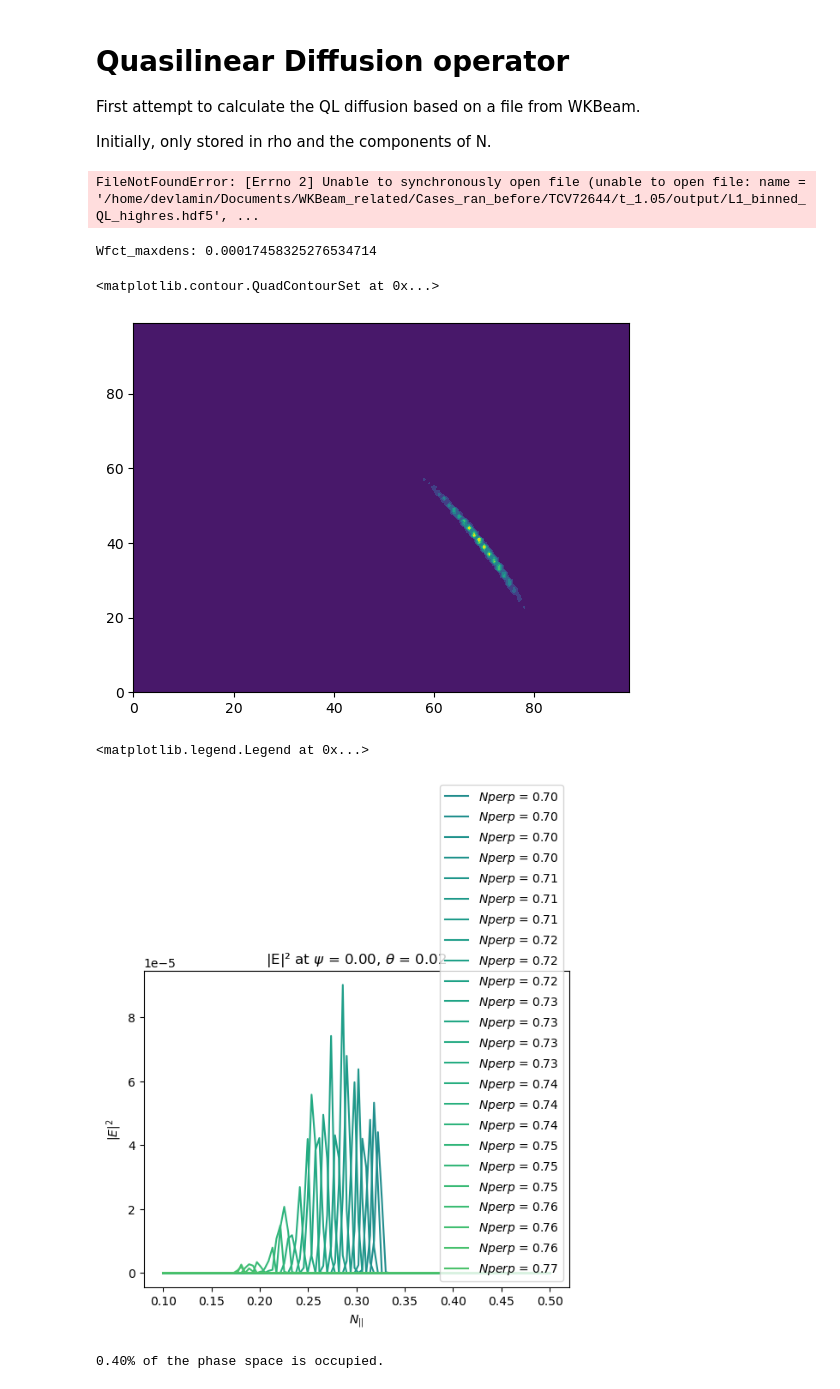
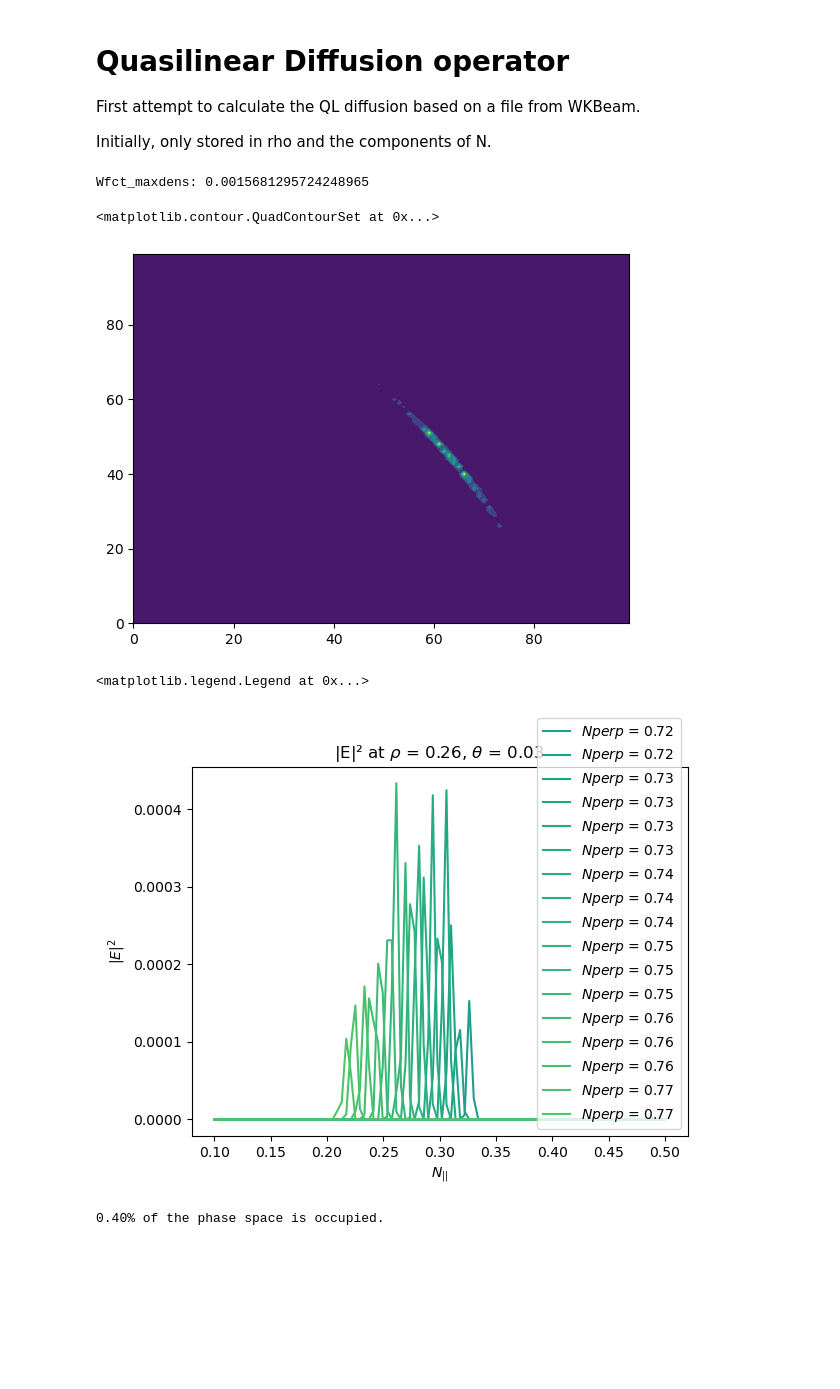
Before and after one commit to EwoutDevlaminck/WKBacca_QL, a Jupyter notebook: QL_diffusion.ipynb, the cells around one changed output. Cells and saved outputs as stored; diff of their text form; code cells hidden in the pictures; blank space fills up the shorter version.

```diff
--- a/QL_diffusion.ipynb
+++ b/QL_diffusion.ipynb
@@ -11,35 +11,33 @@ from matplotlib.colors import LogNorm
 
 import QL_functs_v2 as ql
 # %%
-filename = '/home/devlamin/Documents/WKBeam_related/Cases_ran_before/TCV72644/t_1.05/output/L1_binned_QL_highres.hdf5'
+filename = '/home/devlamin/Documents/WKBeam_related/WKBacca_dev_v1/WKBacca_cases/TCV72644/t_1.05/output/L1_binned_QL.hdf5'
 # %%
-WhatToResolve, FreqGHz, mode, Wfct, Absorption, EnergyFlux, psi, Theta, Npar, Nperp = ql.read_h5file(filename)
+WhatToResolve, FreqGHz, mode, Wfct, Absorption, EnergyFlux, rho, Theta, Nparallel, Nperp = ql.read_h5file(filename)
-# %% [output]
-FileNotFoundError: [Errno 2] Unable to synchronously open file (unable to open file: name = '/home/devlamin/Documents/WKBeam_related/Cases_ran_before/TCV72644/t_1.05/output/L1_binned_QL_highres.hdf5', ...
 # %%
 Wfct_maxdens = np.amax(Wfct)
 print('Wfct_maxdens:', Wfct_maxdens)
 # %% [output]
-Wfct_maxdens: 0.00017458325276534714
+Wfct_maxdens: 0.0015681295724248965
 # %%
-plt.contourf(Wfct[50, 100, :, :, 0])
+plt.contourf(Wfct[10, 50, :, :, 0])
 # %% [output]
 <matplotlib.contour.QuadContourSet at 0x...>
-[figure, old version]
+[figure, new version]
 # %%
 colors = plt.cm.get_cmap('viridis')(np.linspace(0,1,len(Nperp)))
 
 for i in range(len(Nperp)):
-    if Wfct[10, 100, :, i, 0].max() > 1e-5:
-        plt.plot(Npar, Wfct[0, 100, :, i, 0], label=rf'$Nperp$ = {Nperp[i]:.2f}', color=colors[i])
-plt.title(rf'|E|² at $\psi$ = {psi[0]:.2f}, $\theta$ = {Theta[100]:.2f}')
+    if Wfct[10, 50, :, i, 0].max() > 1e-4:
+        plt.plot(Nparallel, Wfct[10, 50, :, i, 0], label=rf'$Nperp$ = {Nperp[i]:.2f}', color=colors[i])
+plt.title(rf'|E|² at $\rho$ = {rho[10]:.2f}, $\theta$ = {Theta[50]:.2f}')
 plt.xlabel(r'$N_{||}$')
 plt.ylabel(r'$|E|^2$')
 #plt.xlim(-0.55, -0.1)
 plt.legend(loc='lower right')
 # %% [output]
 <matplotlib.legend.Legend at 0x...>
-[figure, old version]
+[figure, new version]
 # %%
 beam_mask = np.where(Wfct < 1e-4*Wfct_maxdens, False, True)
 
```
Also changed, not shown: parts of 15 cells of this notebook, 4 other files.
